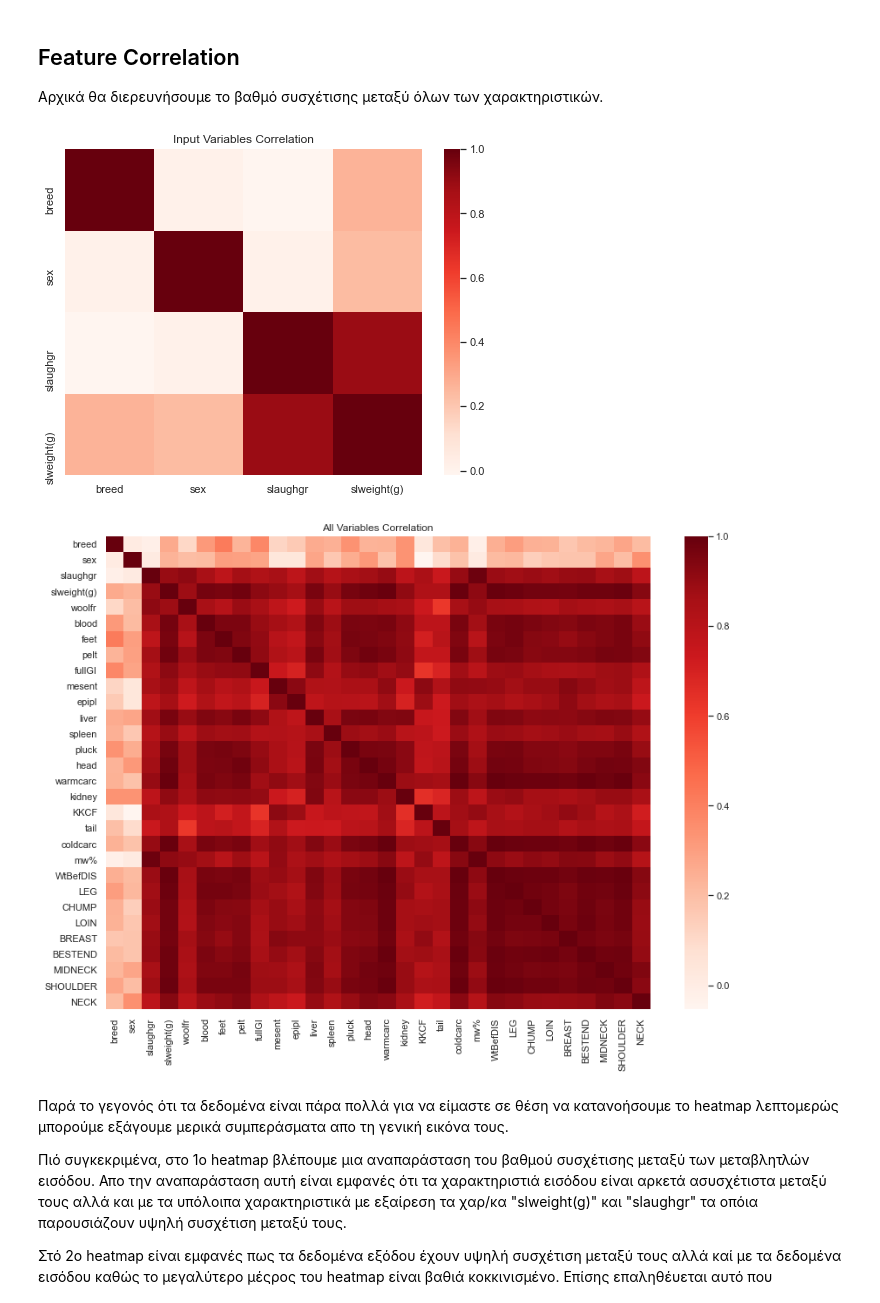
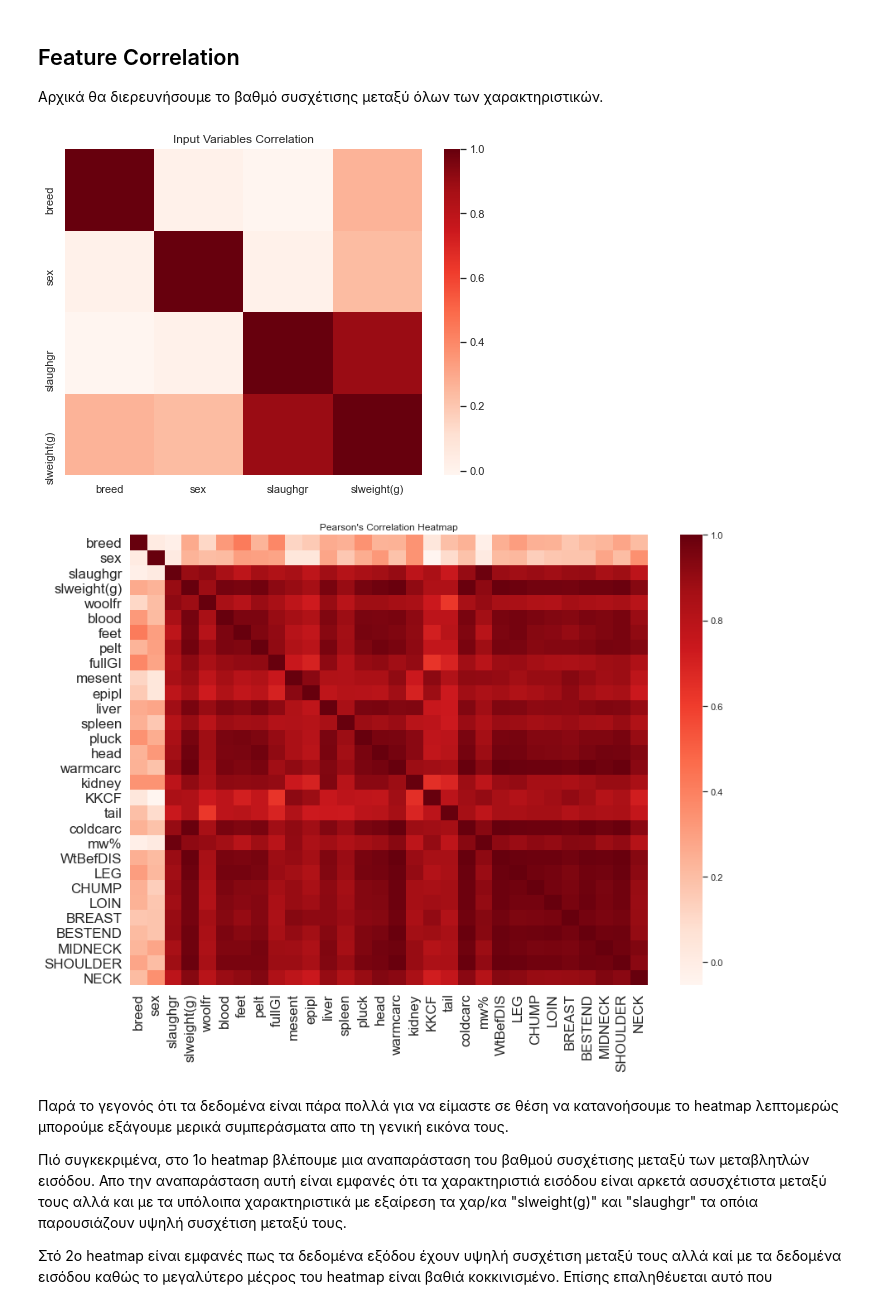
Before and after one commit to antonis-ant/thesis-code, a Jupyter notebook: notebooks/EDA_notebook.ipynb, the cells around one changed output. Saved outputs shown, nothing was run; the diff lists cells and outputs as text; code cells hidden in the pictures.

```diff
--- a/notebooks/EDA_notebook.ipynb
+++ b/notebooks/EDA_notebook.ipynb
@@ -137,21 +151,22 @@ sns.boxplot(data=parts)
 # %%
 # Plot correlation heatmap only for input variables
 plt.figure(figsize=(8,6))
 plt.title('Input Variables Correlation')
 input_cols_corr = X.corr()
 sns.heatmap(input_cols_corr, annot=False, cmap='Reds')
 plt.show()
 
 # Plot correlation heatmap for all variables
 plt.figure(figsize=(14,10))
-plt.title('All Variables Correlation')
+plt.title("Pearson's Correlation Heatmap")
 output_cols_corr = data.corr()
-sns.heatmap(output_cols_corr, annot=False, cmap='Reds')
+hm = sns.heatmap(output_cols_corr, annot=False, cmap='Reds')
+hm.tick_params(labelsize=17)
 # sns.set(font_scale=0.5)
 plt.show()
 # %% [output]
 [figure]
-[figure, old version]
+[figure, new version]
 # %% [markdown]
 Παρά το γεγονός ότι τα δεδομένα είναι πάρα πολλά για να είμαστε σε θέση να κατανοήσουμε το heatmap λεπτομερώς μπορούμε
 εξάγουμε μερικά συμπεράσματα απο τη γενική εικόνα τους.
```
Also changed, not shown: parts of 18 cells of this notebook, 3 other files.
